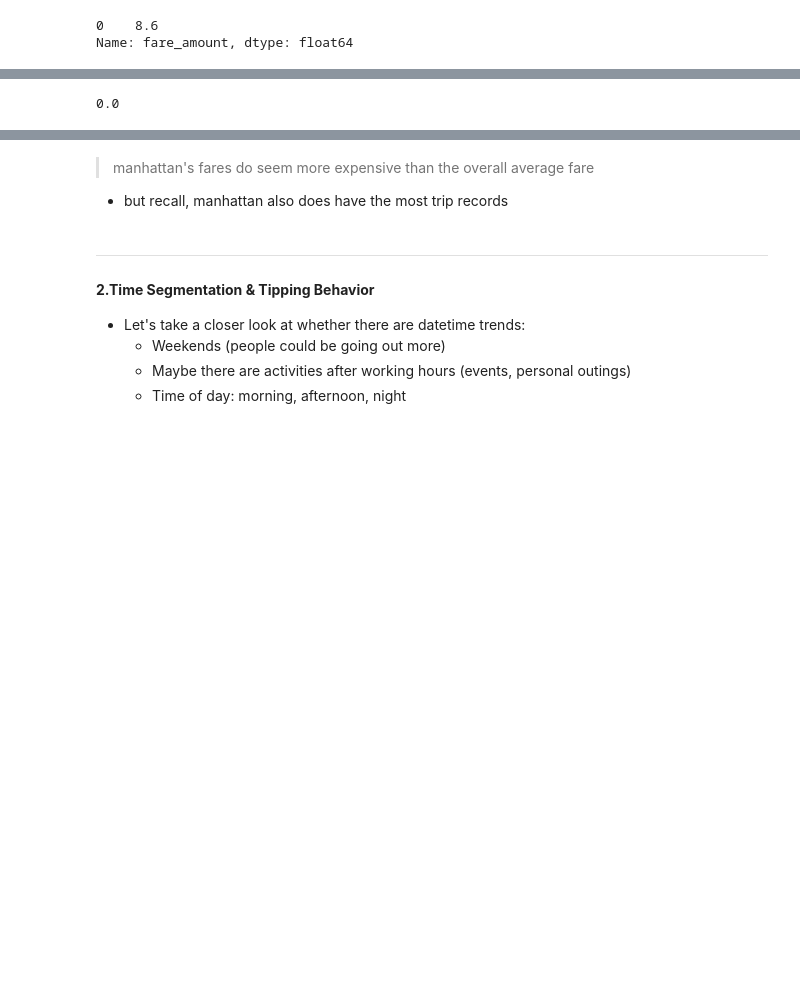
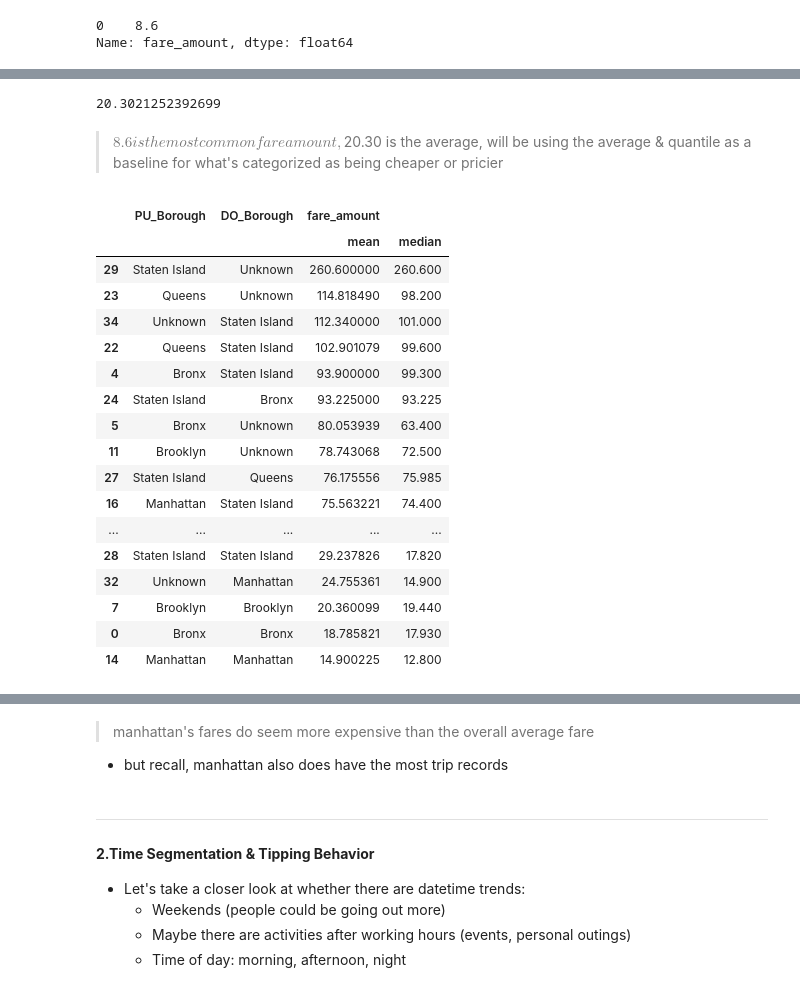
Before and after one commit to jjen1/nyc-taxis-trends, a Jupyter notebook: notebooks/yellow_taxis_eda.ipynb, the cells around one changed output, grey strips where cells are left out. Cells and saved outputs as stored; diff of their text form; code cells hidden in the pictures; blank space fills up the shorter version.

```diff
--- a/notebooks/yellow_taxis_eda.ipynb
+++ b/notebooks/yellow_taxis_eda.ipynb
@@ -877,5 +856,28 @@ manhattan_cleaned.head()
-# %%
-# there should be no negative fares left
-manhattan_cleaned['fare_amount'].min()
-# %% [output]
-0.0
+# %%
+merged_cleaned['fare_amount'].mean()  # overall average fare amount
+# %% [output]
+20.3021252392699
+# %% [markdown]
+> $8.6 is the most common fare amount, $20.30 is the average, will be using the average & quantile as a baseline for what's categorized as being cheaper or pricier
+# %%
+# aggregating fare amounts by boroughs
+merged_cleaned.groupby(['PU_Borough', 'DO_Borough']).agg({'fare_amount': ['mean', 'median']}).reset_index().sort_values(by=('fare_amount', 'mean'), ascending=False)
+# %% [output]
+|  | PU_Borough | DO_Borough | fare_amount |  |
+|  |  |  | mean | median |
+| 29 | Staten Island | Unknown | 260.600000 | 260.600 |
+| 23 | Queens | Unknown | 114.818490 | 98.200 |
+| 34 | Unknown | Staten Island | 112.340000 | 101.000 |
+| 22 | Queens | Staten Island | 102.901079 | 99.600 |
+| 4 | Bronx | Staten Island | 93.900000 | 99.300 |
+| 24 | Staten Island | Bronx | 93.225000 | 93.225 |
+| 5 | Bronx | Unknown | 80.053939 | 63.400 |
+| 11 | Brooklyn | Unknown | 78.743068 | 72.500 |
+| 27 | Staten Island | Queens | 76.175556 | 75.985 |
+| 16 | Manhattan | Staten Island | 75.563221 | 74.400 |
+| ... | ... | ... | ... | ... |
+| 28 | Staten Island | Staten Island | 29.237826 | 17.820 |
+| 32 | Unknown | Manhattan | 24.755361 | 14.900 |
+| 7 | Brooklyn | Brooklyn | 20.360099 | 19.440 |
+| 0 | Bronx | Bronx | 18.785821 | 17.930 |
+| 14 | Manhattan | Manhattan | 14.900225 | 12.800 |
```
Also changed, not shown: parts of 23 cells of this notebook, 1 other file.
